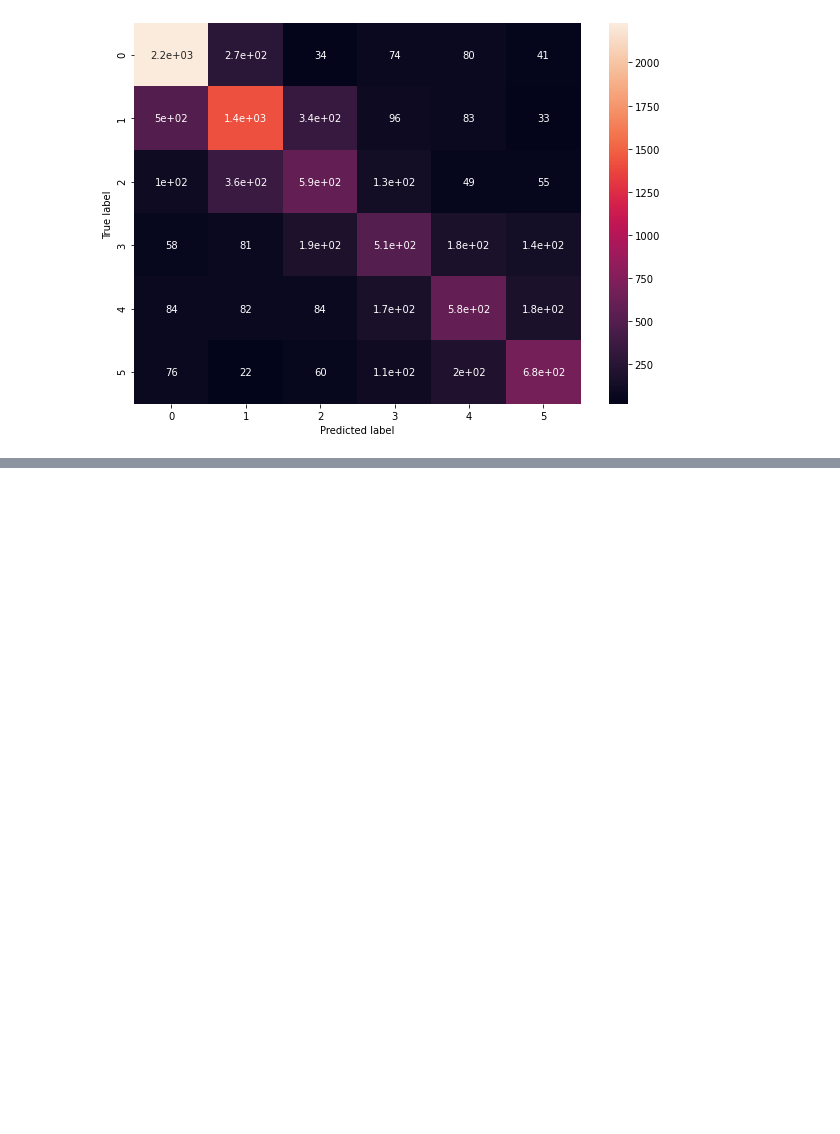
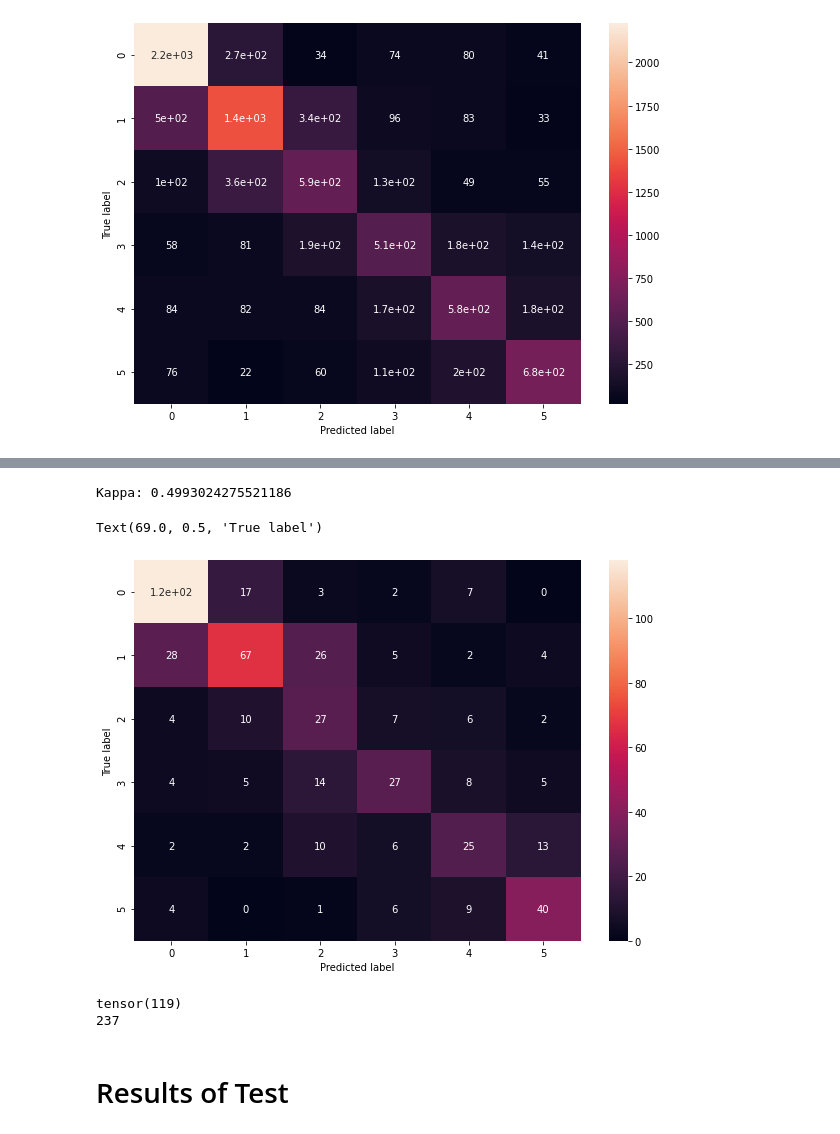
Before and after one commit to yh36/CS231nProstateCancer, a Jupyter notebook: PCa16TileSquareAug.ipynb, the cells around one changed output, grey strips where cells are left out. Cells and saved outputs as stored; diff of their text form; code cells hidden in the pictures; blank space fills up the shorter version.

```diff
--- a/PCa16TileSquareAug.ipynb
+++ b/PCa16TileSquareAug.ipynb
@@ -446,0 +484,37 @@ Text(69.0, 0.5, 'True label')
+# %%
+preds_test_fold, targets_test_fold = [], []
+model_fold = log_dict_fold['best_mode_0']
+model_fold = model_fold.to(device=CFG.device, dtype=CFG.dtype)
+_, loader_test = data_loader_test(train, test)
+for inputs, labels in tqdm(loader_test):
+    inputs = inputs.to(device=CFG.device, dtype=CFG.dtype)
+    labels = labels.to(device=CFG.device, dtype=torch.long)
+
+    # Forward, track history if only in training
+    with torch.no_grad():
+        outputs = model_fold(inputs)
+        pred = torch.argmax(outputs, 1)
+    preds_test_fold.append(pred)
+    targets_test_fold.append(labels)
+# %%
+p_test = torch.cat(preds_test_fold).cpu()
+t_test = torch.cat(targets_test_fold).cpu()
+kappa = cohen_kappa_score(t_test[t_test>=2], p_test[t_test>=2], weights='quadratic')
+print(f'Kappa: {kappa}')
+conf_mat = confusion_matrix(t_test,p_test)
+plt.figure(figsize=(10,7))
+sn.heatmap(conf_mat, annot=True)
+plt.xlabel('Predicted label')
+plt.ylabel('True label')
+# %% [output]
+Kappa: 0.4993024275521186
+Text(69.0, 0.5, 'True label')
+[figure, added]
+# %%
+print(torch.sum(t_test[t_test>=2]==p_test[t_test>=2], 0))
+print(len(t_test[t_test>=2]))
+# %% [output]
+tensor(119)
+237
+# %% [markdown]
+# Results of Test
```
Also changed, not shown: parts of 9 cells of this notebook.
